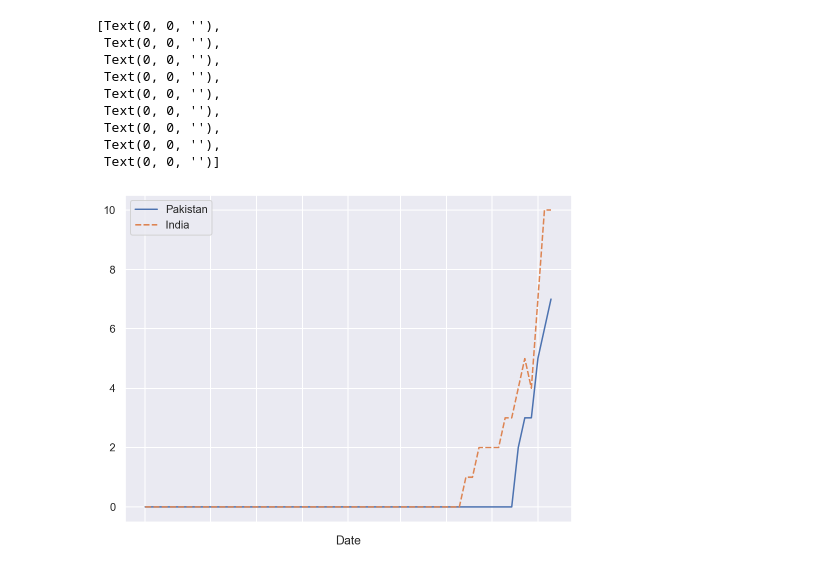
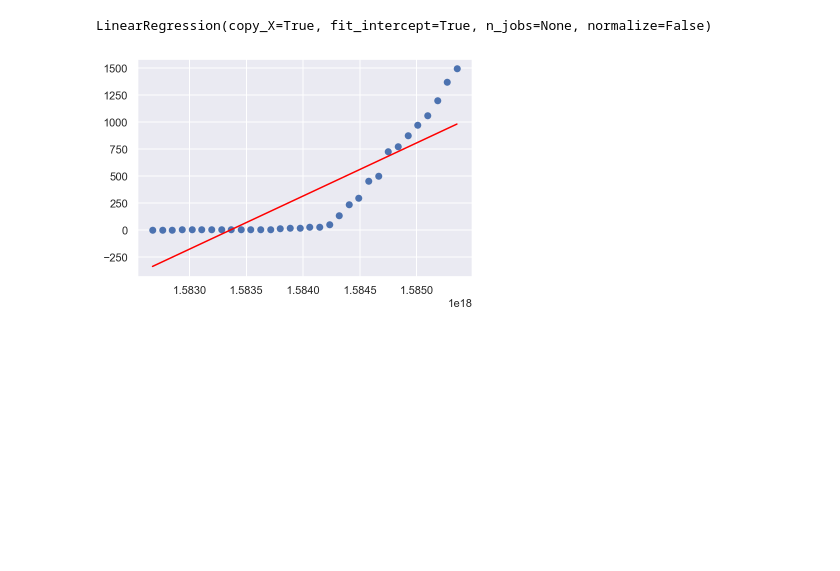
Before and after one commit to aliabbasjaffri/COVID-19-Analysis, a Jupyter notebook: Analysis.ipynb, the cells around one changed output. Drawn from its saved outputs; the diff is of its cells as text; code cells hidden in the pictures; blank space fills up the shorter version.

```diff
--- a/Analysis.ipynb
+++ b/Analysis.ipynb
@@ -99,22 +146,27 @@ chart.set_xticklabels(
 # %%
-plt.figure(figsize=fig_size)
+# plt.figure(figsize=fig_size)
 
-chart = sns.lineplot(data=count_death)
-chart.set_xticklabels(
-    chart.get_xticklabels(),
-    rotation=45
-)
+# chart = sns.lineplot(data=count_death)
+# chart.set_xticklabels(
+#     chart.get_xticklabels(),
+#     rotation=45
+# )
 
 
-# update_figures and chart.savefig(f"../plots/local-single-node/ext4/imagenet_200k/small-image-files/imagenet_throughput.{fig_ext}", bbox_inches="tight");
+# # update_figures and chart.savefig(f"../plots/local-single-node/ext4/imagenet_200k/small-image-files/imagenet_throughput.{fig_ext}", bbox_inches="tight");
-# %% [output]
-[Text(0, 0, ''),
- Text(0, 0, ''),
- Text(0, 0, ''),
- Text(0, 0, ''),
- Text(0, 0, ''),
- Text(0, 0, ''),
- Text(0, 0, ''),
- Text(0, 0, ''),
- Text(0, 0, '')]
-[figure, removed]
+# %%
+X = df_confirm_new[["Date"]]
+Y = df_confirm_new[["Confirmed"]]
+X.reset_index(drop=True, inplace=True)
+Y.reset_index(drop=True, inplace=True)
+linear_regressor = LinearRegression()  # create object for the class
+linear_regressor.fit(X, Y)  # perform linear regression
+# %% [output]
+LinearRegression(copy_X=True, fit_intercept=True, n_jobs=None, normalize=False)
+# %%
+Y_pred = linear_regressor.predict(X)  # make predictions
+plt.scatter(X, Y)
+plt.plot(X, Y_pred, color='red')
+plt.show()
+# %% [output]
+[figure, added]
```
Also changed, not shown: parts of 14 cells of this notebook, 1 other file.
